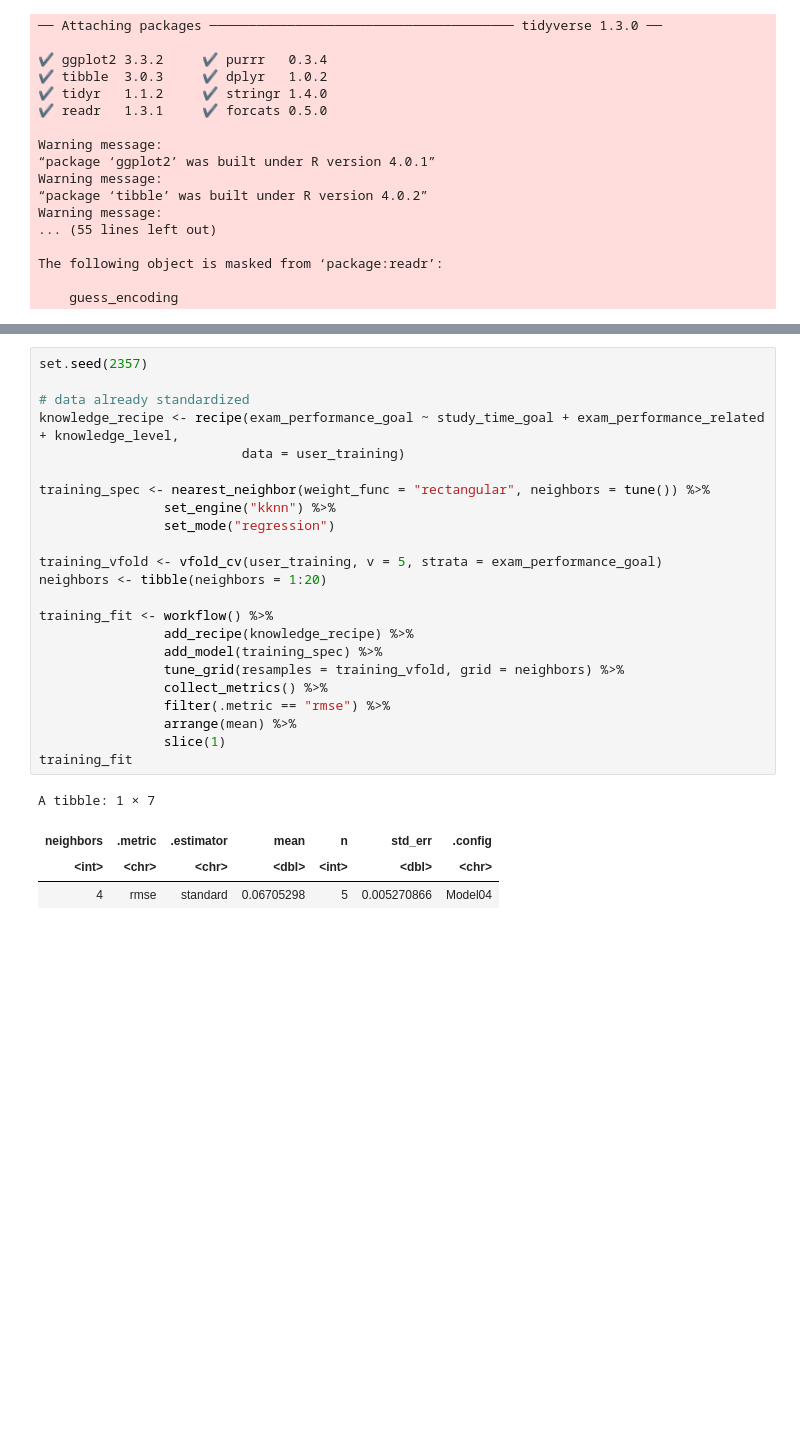
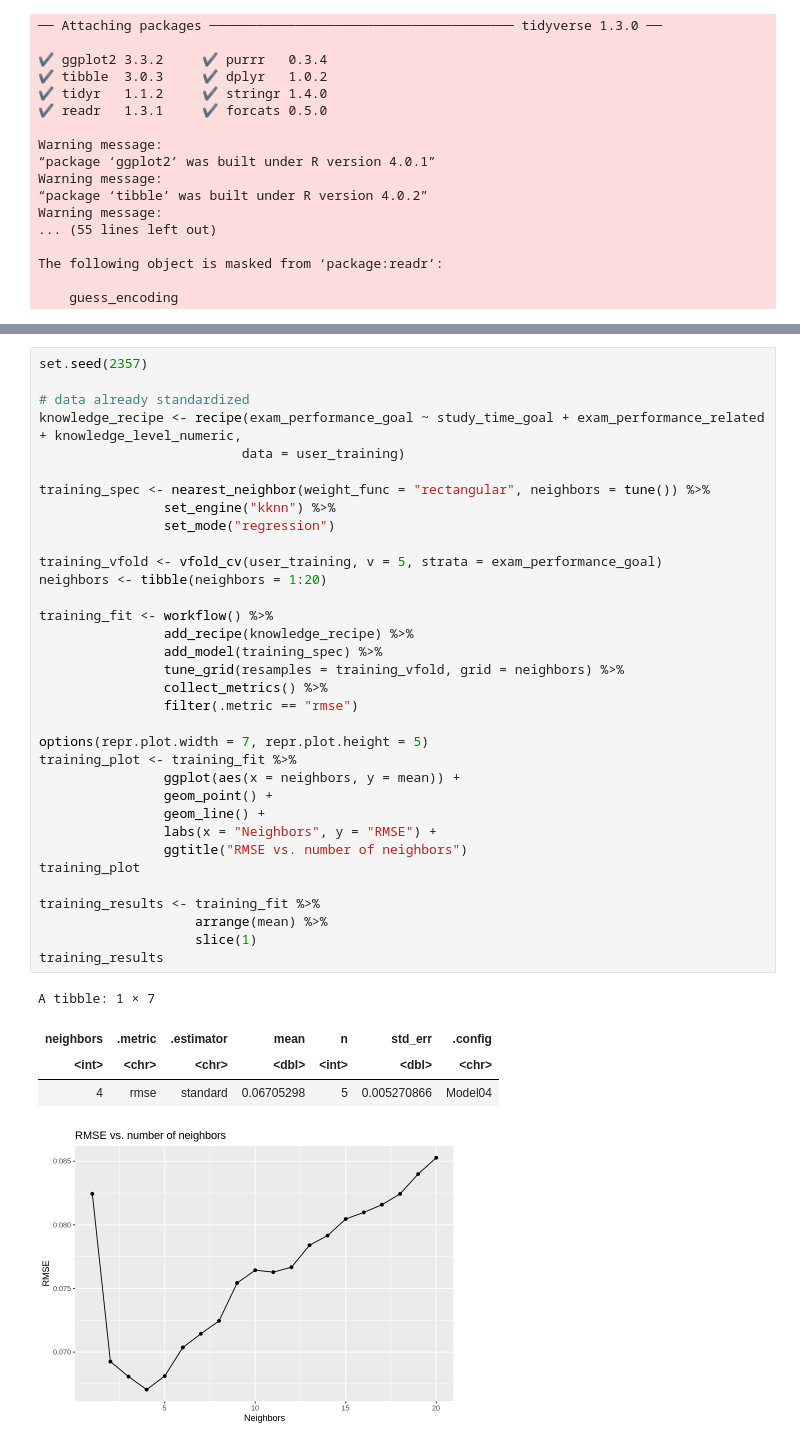
Before and after one commit to MirrenB/DSCI-100-Group-Project, a Jupyter notebook: Regression.ipynb, the cells around one changed output, grey strips where cells are left out. Cells and saved outputs as stored; diff of their text form; blank space fills up the shorter version.

Commit message:
Added visualization

```diff
--- a/Regression.ipynb
+++ b/Regression.ipynb
@@ -95,31 +95,43 @@ A tibble: 145 × 5
 # %%
 set.seed(2357)
 
 # data already standardized
-knowledge_recipe <- recipe(exam_performance_goal ~ study_time_goal + exam_performance_related + knowledge_level,
+knowledge_recipe <- recipe(exam_performance_goal ~ study_time_goal + exam_performance_related + knowledge_level_numeric,
                           data = user_training)
 
 training_spec <- nearest_neighbor(weight_func = "rectangular", neighbors = tune()) %>%
                 set_engine("kknn") %>%
                 set_mode("regression")
 
 training_vfold <- vfold_cv(user_training, v = 5, strata = exam_performance_goal)
 neighbors <- tibble(neighbors = 1:20)
 
 training_fit <- workflow() %>%
                 add_recipe(knowledge_recipe) %>%
                 add_model(training_spec) %>%
                 tune_grid(resamples = training_vfold, grid = neighbors) %>%
                 collect_metrics() %>%
-                filter(.metric == "rmse") %>%
-                arrange(mean) %>%
-                slice(1)
-training_fit
+                filter(.metric == "rmse")
+
+options(repr.plot.width = 7, repr.plot.height = 5)
+training_plot <- training_fit %>%
+                ggplot(aes(x = neighbors, y = mean)) +
+                geom_point() +
+                geom_line() +
+                labs(x = "Neighbors", y = "RMSE") +
+                ggtitle("RMSE vs. number of neighbors")
+training_plot
+
+training_results <- training_fit %>%
+                    arrange(mean) %>%
+                    slice(1)
+training_results
 # %% [output]
 A tibble: 1 × 7
 | neighbors | .metric | .estimator | mean | n | std_err | .config |
 | <int> | <chr> | <chr> | <dbl> | <int> | <dbl> | <chr> |
 | 4 | rmse | standard | 0.06705298 | 5 | 0.005270866 | Model04 |
+[figure, added]
 # %%
 knowledge_spec <- training_spec <- nearest_neighbor(weight_func = "rectangular", neighbors = 4) %>%
                 set_engine("kknn") %>%
```
Also changed, not shown: parts of 4 cells of this notebook.
